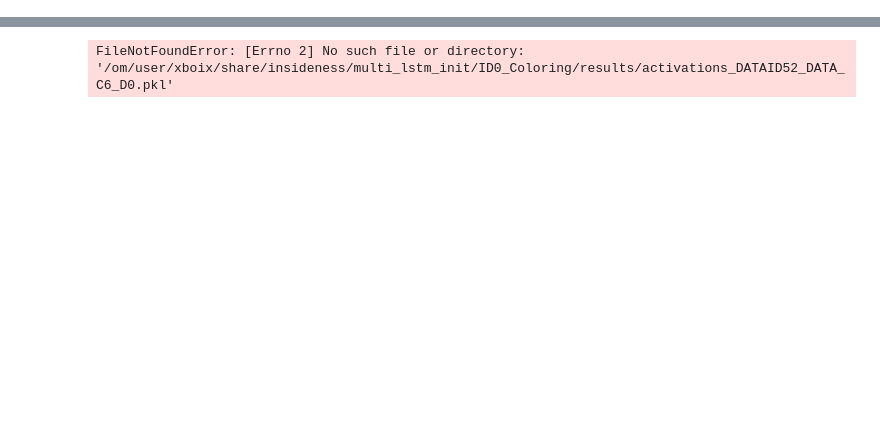
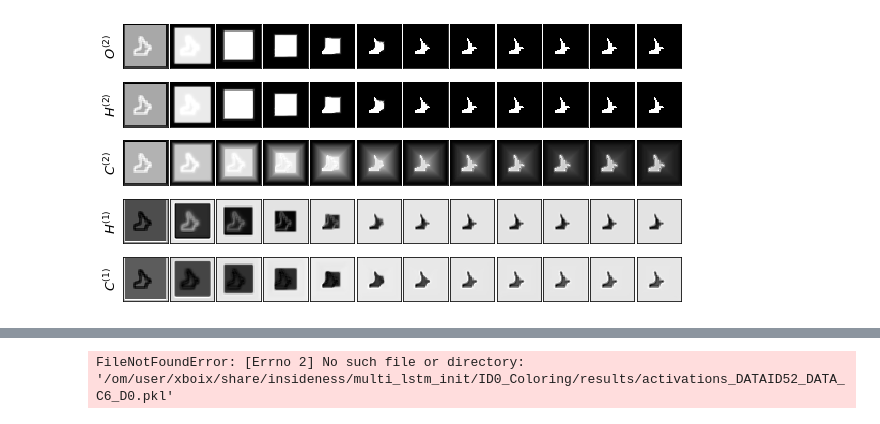
Before and after one commit to ssundaram21/symmetry, a Jupyter notebook: LSTM_visualization.ipynb, the cells around one changed output, grey strips where cells are left out. Cells and saved outputs as stored; diff of their text form; code cells hidden in the pictures; blank space fills up the shorter version.

```diff
--- a/LSTM_visualization.ipynb
+++ b/LSTM_visualization.ipynb
@@ -63,0 +106,85 @@ ID52_DATA_C6_D0
+# %%
+#Generating figure for the insideness NeurIPS paper
+plt.rcParams.update({'font.size': 13})
+for num_image in range(0,17):
+    fig = plt.figure(figsize=(10, 7.5))
+    columns = 12
+    rows=7
+    plt.subplots_adjust(wspace=0.05, hspace=0)
+
+
+    ax = []
+
+    #BATCH, SAVE, LAYER, TIME, C/H
+    im_count = 1
+
+    for k in range(0,59,5):#,columns*(rows-1)):
+        print(k)
+
+        #OUTPUT SECOND LAYER
+        ax.append( fig.add_subplot(rows, columns, im_count) )
+        plt.imshow(np.squeeze(-data_point[0][0][3][k][num_image,:,:,0]), cmap='gray') #15:45
+        if k==0:
+            plt.ylabel('$O^{(2)}$' )
+            plt.tick_params(labelsize=18)
+        ax[-1].get_xaxis().set_ticks([])
+        ax[-1].get_yaxis().set_ticks([])
+
+        #HIDDEN SECOND LAYER
+        ax.append( fig.add_subplot(rows, columns, 1*columns+im_count) )
+        plt.imshow(np.squeeze(-data_point[0][0][1][k][1][num_image,:,:,0]), cmap='gray') #15:45
+        if k==0:
+            plt.ylabel('$H^{(2)}$')
+        ax[-1].get_xaxis().set_ticks([])
+        ax[-1].get_yaxis().set_ticks([])
+
+        '''
+        ax.append( fig.add_subplot(rows, columns, 2*columns+im_count) )
+        plt.imshow(np.squeeze(data_point[0][0][1][k][1][num_image,:,:,1]), cmap='gray') #15:45
+        ax[-1].get_xaxis().set_ticks([])
+        ax[-1].get_yaxis().set_ticks([])
+        '''
+
+        #C SECOND LAYER
+        ax.append( fig.add_subplot(rows, columns, 2*columns+im_count) )
+        plt.imshow(np.squeeze(-data_point[0][0][1][k][0][num_image,:,:,0]), cmap='gray') #15:45
+        if k==0:
+            plt.ylabel('$C^{(2)}$')
+        ax[-1].get_xaxis().set_ticks([])
+        ax[-1].get_yaxis().set_ticks([])
+        '''
+        ax.append( fig.add_subplot(rows, columns, 4*columns+im_count) )
+        plt.imshow(np.squeeze(data_point[0][0][1][k][0][num_image,:,:,1]), cmap='gray') #15:45
+        ax[-1].get_xaxis().set_ticks([])
+        ax[-1].get_yaxis().set_ticks([])
+        '''
+         #HIDDEN - FIRST LSTM
+        ax.append( fig.add_subplot(rows, columns, 3*columns+im_count) )
+        plt.imshow(np.squeeze(-data_point[0][0][0][k][1][num_image,:,:,0]), cmap='gray') #15:45
+        if k==0:
+            plt.ylabel('$H^{(1)}$')
+        ax[-1].get_xaxis().set_ticks([])
+        ax[-1].get_yaxis().set_ticks([])
+
+        #C - FIRST LSTM
+        ax.append( fig.add_subplot(rows, columns, 4*columns+im_count) )
+        plt.imshow(np.squeeze(-data_point[0][0][0][k][0][num_image,:,:,0]), cmap='gray') #15:45
+        if k==0:
+            plt.ylabel('$C^{(1)}$')
+        ax[-1].get_xaxis().set_ticks([])
+        ax[-1].get_yaxis().set_ticks([])
+
+
+#         for kk in range(2):
+#             #OUTPUT FIRST LAYER
+#             ax.append( fig.add_subplot(rows, columns, (kk+5)*columns+im_count) )
+#             plt.imshow(np.squeeze(-data_point[0][0][2][k][num_image,:,:,2*kk]), cmap='gray') #15:45
+#             if k==0:
+#                 plt.ylabel('$O^{(1)}$ ex.'+ str(kk) )
+#             ax[-1].get_xaxis().set_ticks([])
+#             ax[-1].get_yaxis().set_ticks([])
+
+        im_count+=1
+
+    fig.savefig('/om/user/shobhita/src/insideness/activation_figs/activation_fig_'+ str(num_image) + '.pdf', format='pdf', bbox_inches='tight',dpi=100)
+# %% [output]
@@ -63,0 +208 @@ ID52_DATA_C6_D0
+[figure, added]
```
Also changed, not shown: parts of 9 cells of this notebook, 28 other files.
